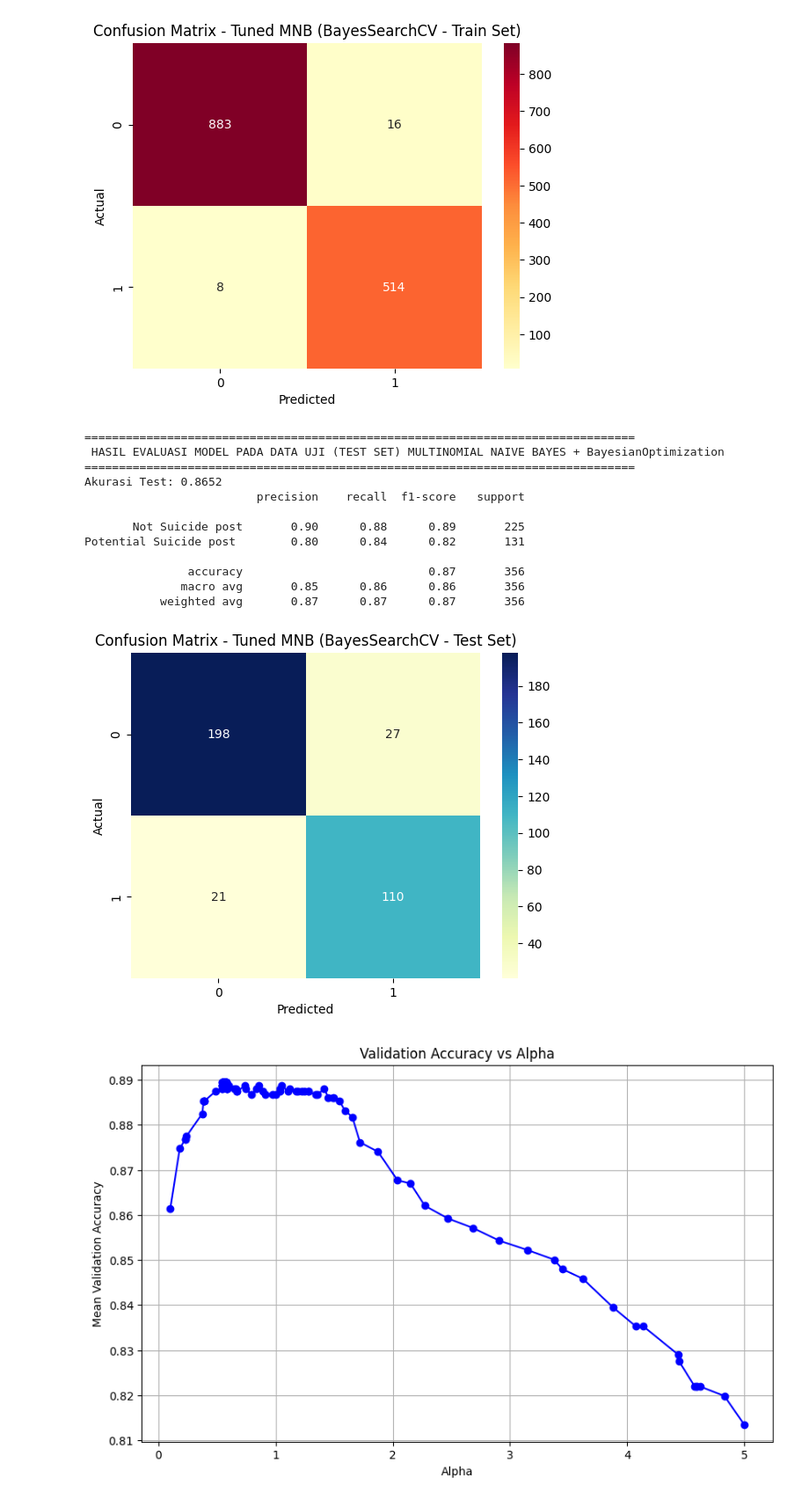
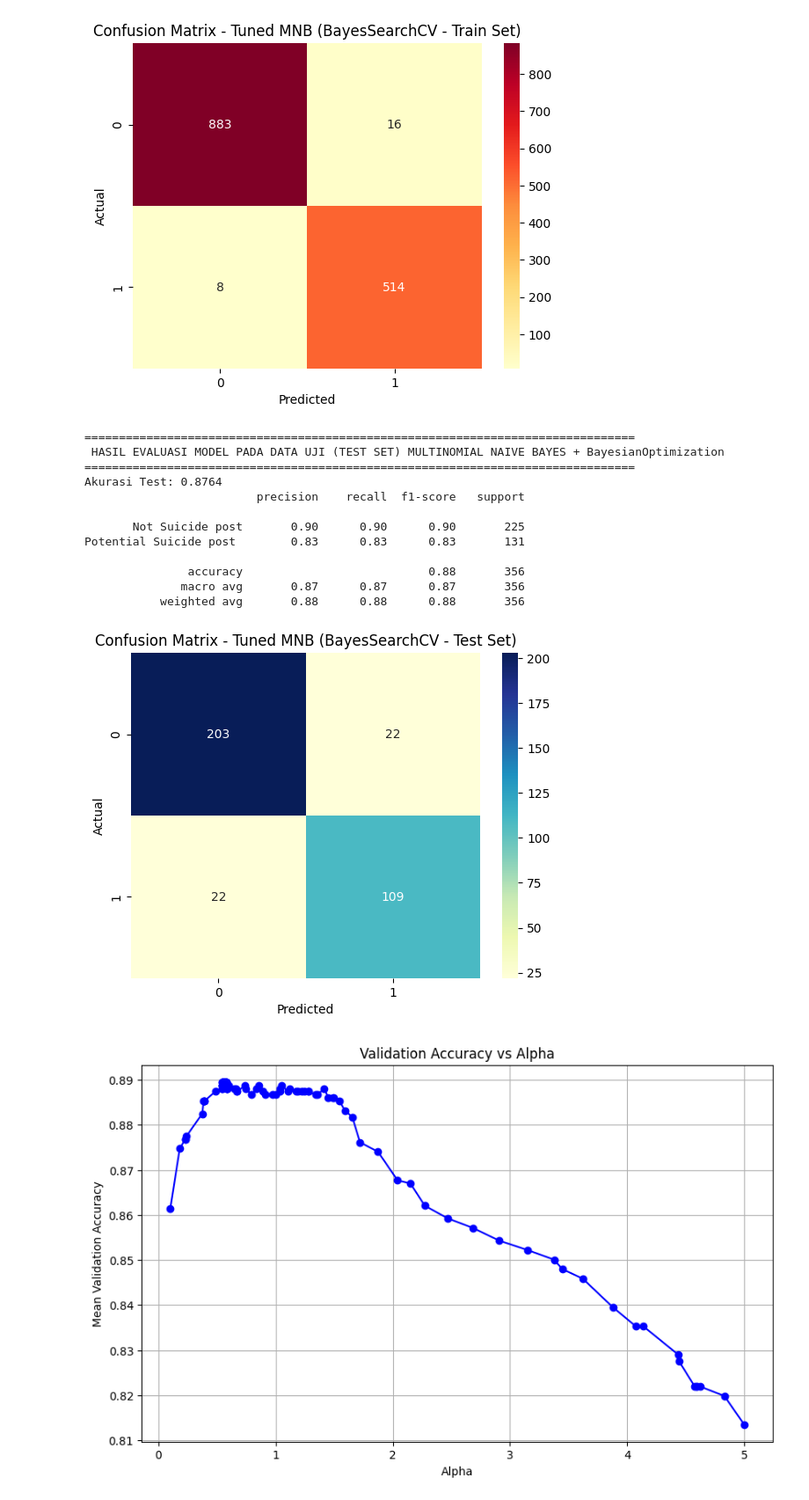
Before and after one commit to MaulanaHasyim/MaulanaHasyim, a Jupyter notebook: notebooks/Test Klasifikasi Suicide.ipynb, the cells around one changed output. Shown at 88% size. Drawn from its saved outputs; the diff is of its cells as text; code cells hidden in the pictures.

```diff
--- a/notebooks/Test Klasifikasi Suicide.ipynb
+++ b/notebooks/Test Klasifikasi Suicide.ipynb
@@ -665,5 +653,2 @@ Best parameters: OrderedDict([('alpha', 0.5564509132339974)])
 # %% [markdown]
 ## **MultinomialNB Model with best params (BayesianOptimization)**
-# %%
-mnb_tuned = MultinomialNB(**opt.best_params_)
-mnb_tuned.fit(X_train_vect, y_train)
@@ -671,0 +655,3 @@ MultinomialNB(alpha=0.5564509132339974)
+# %%
+bayes_search = BayesSearchCV(MultinomialNB(), space_bayes, n_iter=50, cv=5, scoring='accuracy', random_state=42, n_jobs=-1)
+bayes_search.fit(X_train_vect, y_train)
@@ -672 +661,3 @@ MultinomialNB(alpha=0.5564509132339974)
+# %%
+mnb_bayes_best = bayes_search.best_estimator_
 # %%
@@ -699,34 +690,34 @@ plt.show()
 # %% [output]
 [figure]
 # %%
-y_pred_tuned_mnb = mnb_tuned.predict(X_test_vect)
+y_pred_test_bayes = mnb_bayes_best.predict(X_test_vect)
 print("\n" + "="*80)
 print(" HASIL EVALUASI MODEL PADA DATA UJI (TEST SET) MULTINOMIAL NAIVE BAYES + BayesianOptimization")
 print("="*80)
-print(f"Akurasi Test: {accuracy_score(y_test, y_pred_tuned_mnb):.4f}")
-print(classification_report(y_test, y_pred_tuned_mnb))
+print(f"Akurasi Test: {accuracy_score(y_test, y_pred_test_bayes):.4f}")
+print(classification_report(y_test, y_pred_test_bayes))
 # %% [output]
 ================================================================================
  HASIL EVALUASI MODEL PADA DATA UJI (TEST SET) MULTINOMIAL NAIVE BAYES + BayesianOptimization
 ================================================================================
-Akurasi Test: 0.8652
+Akurasi Test: 0.8764
                          precision    recall  f1-score   support
 
-       Not Suicide post       0.90      0.88      0.89       225
-Potential Suicide post        0.80      0.84      0.82       131
+       Not Suicide post       0.90      0.90      0.90       225
+Potential Suicide post        0.83      0.83      0.83       131
 
-               accuracy                           0.87       356
-              macro avg       0.85      0.86      0.86       356
-           weighted avg       0.87      0.87      0.87       356
+               accuracy                           0.88       356
+              macro avg       0.87      0.87      0.87       356
+           weighted avg       0.88      0.88      0.88       356
 # %%
-sns.heatmap(confusion_matrix(y_test, y_pred_tuned_mnb), annot=True, fmt='g', cmap='YlGnBu')
+sns.heatmap(confusion_matrix(y_test, y_pred_test_bayes), annot=True, fmt='g', cmap='YlGnBu')
 
 plt.xlabel('Predicted')
 plt.ylabel('Actual')
 plt.title('Confusion Matrix - Tuned MNB (BayesSearchCV - Test Set)')
 plt.show()
 # %% [output]
-[figure, old version]
+[figure, new version]
 # %%
 # Ekstrak hasil dari opt.cv_results_
 cv_results = opt.cv_results_
```
Also changed, not shown: parts of 26 cells of this notebook.
